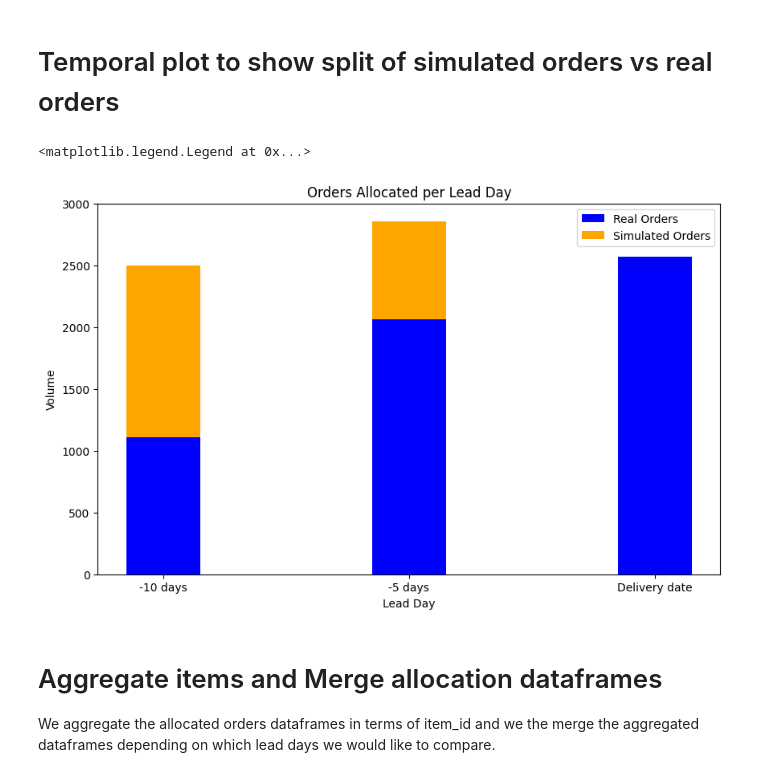
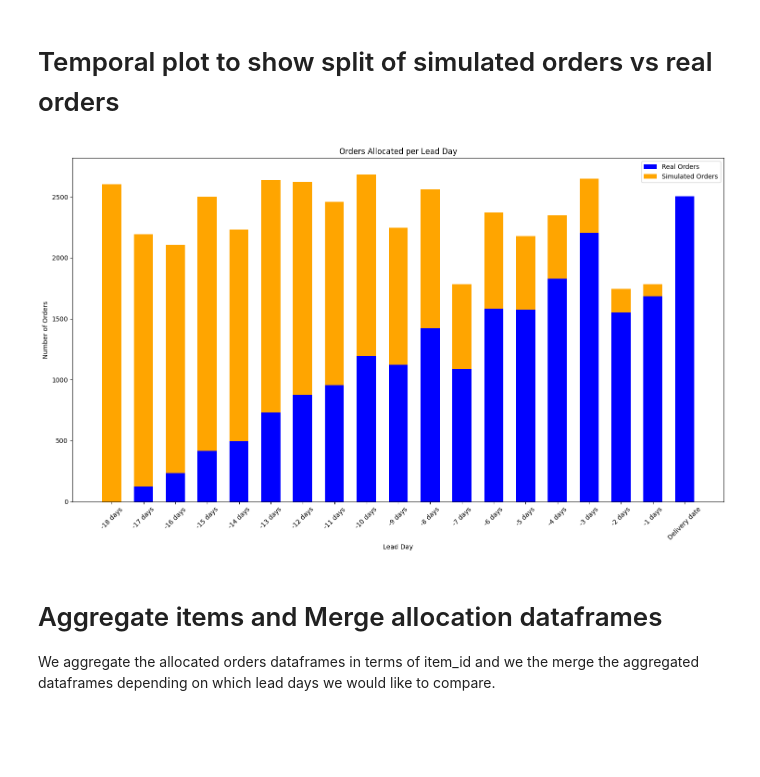
Before and after one commit to SirwaniViren/MSc-Gousto-Project, a Jupyter notebook: initial_framework_v5.ipynb, the cells around one changed output. Drawn from its saved outputs; the diff is of its cells as text; code cells hidden in the pictures; blank space fills up the shorter version.

Commit message:
version5 of framework

```diff
--- a/initial_framework_v5.ipynb
+++ b/initial_framework_v5.ipynb
@@ -134,12 +134,12 @@ os.makedirs(eligibility_dir, exist_ok=True)
 # Define factory caps and eligibility dictionary
 num_factories = 20
 num_items = 100
-factory_caps = create_factory_caps(num_factories, 1000)
+factory_caps = create_factory_caps(num_factories, 100)
 eligibility_dict = create_eligibility_dict(num_factories, num_items)
 
 # Loop through lead days from 18 to 0
 for lead_day in range(18, -1, -1):
-    num_real_orders, num_simulated_orders = generate_total_boxes(factory_caps, 10, 50, lead_day)
+    num_real_orders, num_simulated_orders = generate_total_boxes(factory_caps, 1000, 2000, lead_day)
     orders_df = generate_orders(num_real_orders, num_simulated_orders, num_items)
     orders_eligibility_df = compute_orders_eligibility(orders_df, eligibility_dict)
 
@@ -402,24 +285,41 @@ real_orders_0, simulated_orders_0 = split_order_type(allocation_0.copy())
+# %%
+# List of lead days
+lead_days = list(range(18, -1, -1))
+
+# Initialize lists to store aggregated data
+real_orders = []
+simulated_orders = []
+lead_day_labels = []
+
+# Loop through all lead days
+for lead_day in lead_days:
+    # Load the allocated orders DataFrame
+    allocated_orders_df = pd.read_csv(f'{allocation_dir}/allocation_lead_day_{lead_day}.csv')
+
+    # Aggregate data
+    real_orders_count, simulated_orders_count = split_order_type(allocated_orders_df.copy())
+    real_orders.append(real_orders_count)
+    simulated_orders.append(simulated_orders_count)
+    lead_day_labels.append(f'-{lead_day} days' if lead_day != 0 else 'Delivery date')
 # %%
-# Data for plotting
-lead_days = ['-10 days', '-5 days', 'Delivery date']
-real_orders = [real_orders_10, real_orders_5, real_orders_0]
-simulated_orders = [simulated_orders_10, simulated_orders_5, simulated_orders_0]
+# Plot the data
+fig, ax = plt.subplots(figsize=(15, 9))
 
-# Plot the data
-fig, ax = plt.subplots(figsize=(10, 6))
-
-bar_width = 0.3
-bars_real = ax.bar(lead_days, real_orders, bar_width, color='blue', label='Real Orders')
-bars_simulated = ax.bar(lead_days, simulated_orders, bar_width, bottom=real_orders, color='orange', label='Simulated Orders')
+bar_width = 0.6
+bars_real = ax.bar(lead_day_labels, real_orders, bar_width, color='blue', label='Real Orders')
+bars_simulated = ax.bar(lead_day_labels, simulated_orders, bar_width, bottom=real_orders, color='orange', label='Simulated Orders')
 
 # Add labels and title
 ax.set_xlabel('Lead Day')
-ax.set_ylabel('Volume')
+ax.set_ylabel('Number of Orders')
 ax.set_title('Orders Allocated per Lead Day')
 ax.legend()
+
+plt.xticks(rotation=45)
+plt.tight_layout()
+plt.show()
 # %% [output]
-<matplotlib.legend.Legend at 0x...>
-[figure, old version]
+[figure, new version]
 # %% [markdown]
 # Aggregate items and Merge allocation dataframes
 We aggregate the allocated orders dataframes in terms of item_id and we the merge the aggregated dataframes depending on which lead days we would like to compare.
```
Also changed, not shown: parts of 16 cells of this notebook.
